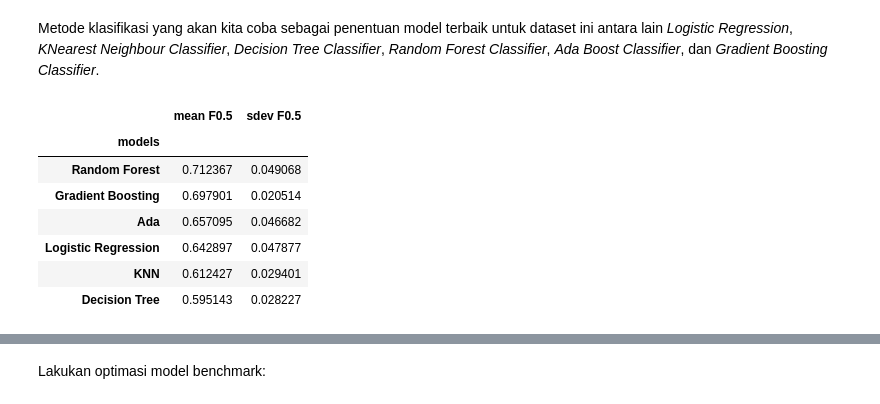
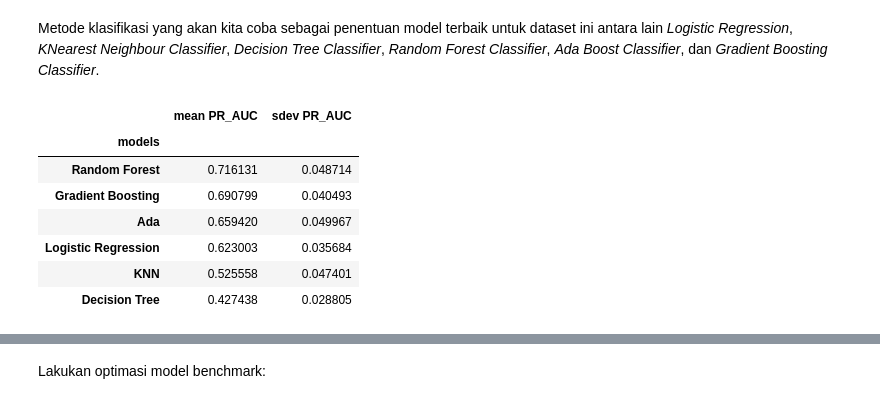
Before and after one commit to fathurizkym/ecommerce_churn_analysis, a Jupyter notebook: notebooks/E-Commerce_Customer_Churn.ipynb, the cells around one changed output, grey strips where cells are left out. Saved outputs shown, nothing was run; the diff lists cells and outputs as text; code cells hidden in the pictures.

```diff
--- a/notebooks/E-Commerce_Customer_Churn.ipynb
+++ b/notebooks/E-Commerce_Customer_Churn.ipynb
@@ -728,0 +765,4 @@ df.groupby('CashbackAmountCat')['CashbackAmount'].describe()
+# %%
+# Menghapus feature CashbackAmount
+
+df.drop(columns="CashbackAmount", inplace=True)
@@ -729 +785,9 @@ df.groupby('CashbackAmountCat')['CashbackAmount'].describe()
+# %%
+def grouppingNumOfAddress(x):
+    if x in [1,2,3,4,5,6]:
+        return x
+    else:
+        return "More than 6"
+
+df = df.assign(NumberOfAddress=df.NumberOfAddress.apply(lambda x: grouppingNumOfAddress(x)))
 # %% [markdown]
@@ -869,10 +948,10 @@ from sklearn.preprocessing import FunctionTransformer
 #     # return np.where(x=='Mobile', 'Mobile Phone', x)
 
 transformer = ColumnTransformer([
-    # ("clearTypoImput", FunctionTransformer(a), ['PreferedOrderCat']),
-    ("scaller", StandardScaler(), ["NumberOfDeviceRegistered", "NumberOfAddress", "Tenure", "WarehouseToHome", "DaySinceLastOrder", "CashbackAmount"]),
     ('onehot', OneHotEncoder(drop='first'), ['MaritalStatus']),
-    ('ordinal', ce.OrdinalEncoder(mapping= ordinal_mapping), ['CashbackAmountCat']),
+    ('ordinalCashback', ce.OrdinalEncoder(mapping= ordinal_mapping_cashbackamountclass), ['CashbackAmountCat']),
+    ('ordinalDevRegist', ce.OrdinalEncoder(mapping= ordinal_mapping_NumDevRegist), ["NumberOfDeviceRegistered"]),
+    ('ordinalNumAddress', ce.OrdinalEncoder(mapping= ordinal_mapping_NumofAddress), ["NumberOfAddress"]),
     ('binary', ce.BinaryEncoder(), ['PreferedOrderCat'])
 ], remainder='passthrough')
 # %%
@@ -919,63 +990,37 @@ models = [logreg,knn,dt,rf,ada,gbc]
 # %%
+# hyperparameter default
 
+# Pilihan model yang akan digunakan
+models = [logreg,knn,dt,rf,ada,gbc]
 
-# Membuat scoring untuk Fbeta 0.5 (F0.5)
-fBeta_scorer = make_scorer(fbeta_score, beta=0.5)
+# PR_AUC
+scorePR_AUC=[]
+rataPR_AUC=[]
+stdPR_AUC=[]
 
-# # Precision
-# scorePrec=[]
-# rataPrec=[]
-# stdPrec=[]
-
-# # Recall
-# scoreRecall=[]
-# rataRecall=[]
-# stdRecall=[]
-
-# F0.5
-scoreFbeta=[]
-rataFbeta=[]
-stdFbeta=[]
 
 for i in models:
     # smote_ = SMOTE(random_state=0)
     skfold=StratifiedKFold(n_splits=5)
     estimator=Pipeline([
         ('preprocess',transformer),
         # ('resampling', smote_),
         ('models',i)])
 
-    # Matriks Precision
-    # modelCVPrec=cross_val_score(estimator,X_train,y_train,cv=skfold,scoring="precision")
-    # scorePrec.append(modelCVPrec)
-    # rataPrec.append(modelCVPrec.mean())
-    # stdPrec.append(modelCVPrec.std())
-
-    # Matriks Recall
-    # modelCVRec=cross_val_score(estimator,X_train,y_train,cv=skfold,scoring="recall")
-    # scoreRecall.append(modelCVRec)
-    # rataRecall.append(modelCVRec.mean())
-    # stdRecall.append(modelCVRec.std())
-
-    # Matriks F0.5 Score
-    modelCVFbeta=cross_val_score(estimator,X_train,y_train,cv=skfold,scoring=fBeta_scorer)
-    scoreFbeta.append(modelCVFbeta)
-    rataFbeta.append(modelCVFbeta.mean())
-    stdFbeta.append(modelCVFbeta.std())
+    modelCVPR_AUC=cross_val_score(estimator,X_train,y_train,cv=skfold,scoring="average_precision")
+    scorePR_AUC.append(modelCVPR_AUC)
+    rataPR_AUC.append(modelCVPR_AUC.mean())
+    stdPR_AUC.append(modelCVPR_AUC.std())
 
 pd.DataFrame({'models':['Logistic Regression', 'KNN', 'Decision Tree', 'Random Forest', 'Ada', 'Gradient Boosting'],
-              'mean F0.5':rataFbeta,
-              'sdev F0.5':stdFbeta}).set_index('models').sort_values(by='mean F0.5',ascending=False)
-              #'mean precision':rataPrec,
-              #'sdev precision':stdPrec})
-              #'mean recall':rataRecall,
-              #'sdev recall':stdRecall})
+              'mean PR_AUC':rataPR_AUC,
+              'sdev PR_AUC':stdPR_AUC}).set_index('models').sort_values(by='mean PR_AUC',ascending=False)
 # %% [output]
-|  | mean F0.5 | sdev F0.5 |
+|  | mean PR_AUC | sdev PR_AUC |
 | models |  |  |
-| Random Forest | 0.712367 | 0.049068 |
-| Gradient Boosting | 0.697901 | 0.020514 |
-| Ada | 0.657095 | 0.046682 |
-| Logistic Regression | 0.642897 | 0.047877 |
-| KNN | 0.612427 | 0.029401 |
-| Decision Tree | 0.595143 | 0.028227 |
+| Random Forest | 0.716131 | 0.048714 |
+| Gradient Boosting | 0.690799 | 0.040493 |
+| Ada | 0.659420 | 0.049967 |
+| Logistic Regression | 0.623003 | 0.035684 |
+| KNN | 0.525558 | 0.047401 |
+| Decision Tree | 0.427438 | 0.028805 |
```
Also changed, not shown: parts of 75 cells of this notebook, 1 other file.
